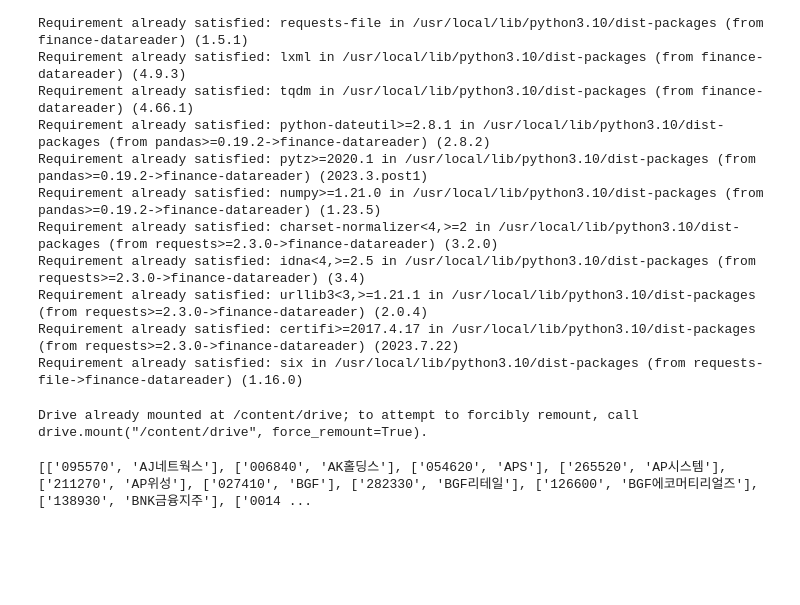
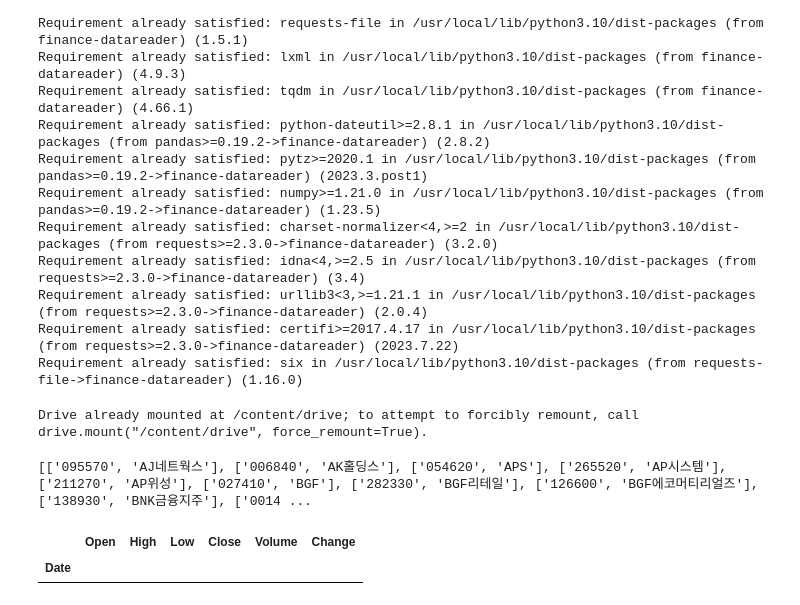
Before and after one commit to leechanhoe/Stock-Prediction-Project, a Jupyter notebook: 비슷한차트찾기/search_similar.ipynb, the cells around one changed output. Cells and saved outputs as stored; diff of their text form; code cells hidden in the pictures; blank space fills up the shorter version.

```diff
--- a/비슷한차트찾기/search_similar.ipynb
+++ b/비슷한차트찾기/search_similar.ipynb
@@ -238,6 +242,14 @@ def convert_norm(data, num_images, day_num, name, code, save=False):
         return cnt
     else:
         return return_data
+# %%
+import pickle
+
+# with open("drive/MyDrive/Colab Notebooks/2015_hl.pkl", "wb") as f:
+    # pickle.dump(open_close_data, f)
+
+with open("drive/MyDrive/Colab Notebooks/20150101-20230915.pkl", "rb") as f:
+    open_close_data = pickle.load(f)
 # %%
 df = pd.read_csv('drive/MyDrive/Colab Notebooks/codes.csv', usecols=[0, 1], dtype={0: str})
 # 첫 번째 열과 두 번째 열을 Nx2 리스트로 변환
@@ -249,0 +272,13 @@ print(stock_codes)
+# %%
+import pickle
+
+# with open("drive/MyDrive/Colab Notebooks/stock_data_20150101-20230915.pkl", "wb") as f:
+    # pickle.dump(stock_data, f)
+
+with open("drive/MyDrive/Colab Notebooks/stock_data_20150101-20230915.pkl", "rb") as f:
+    stock_data = pickle.load(f)
+# %%
+stock_data['005930'].loc['2015-01-01':'2015-01-01']
+# %% [output]
+|  | Open | High | Low | Close | Volume | Change |
+| Date |  |  |  |  |  |  |
```
Also changed, not shown: parts of 10 cells of this notebook.
